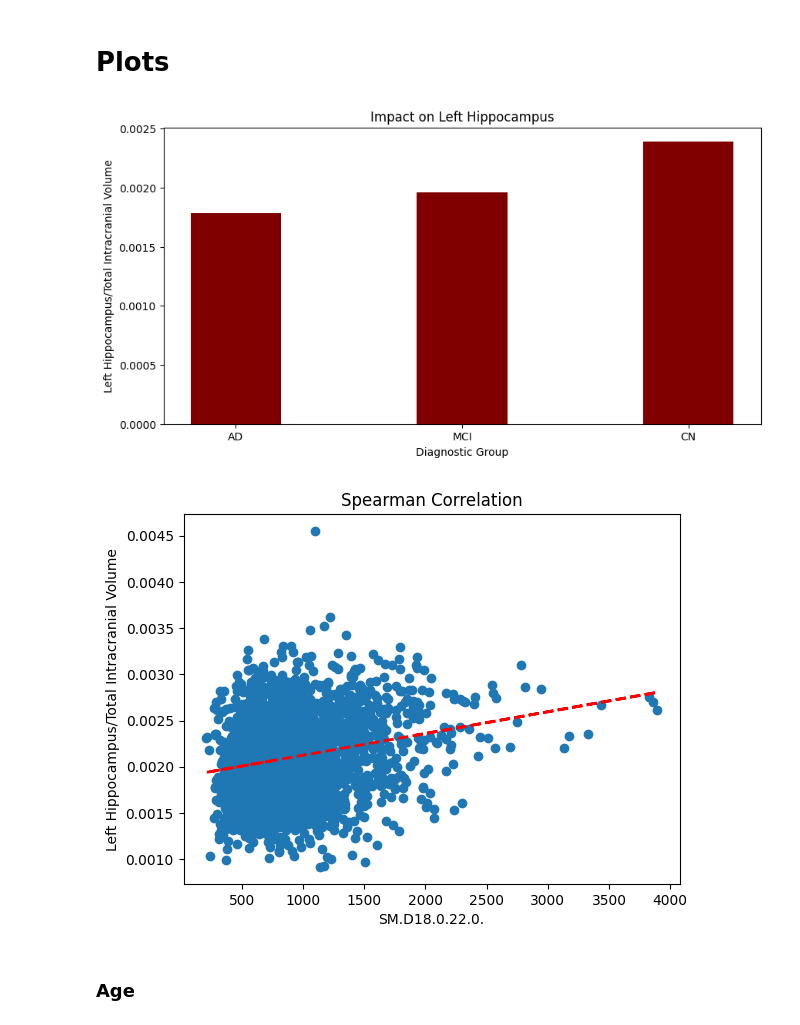
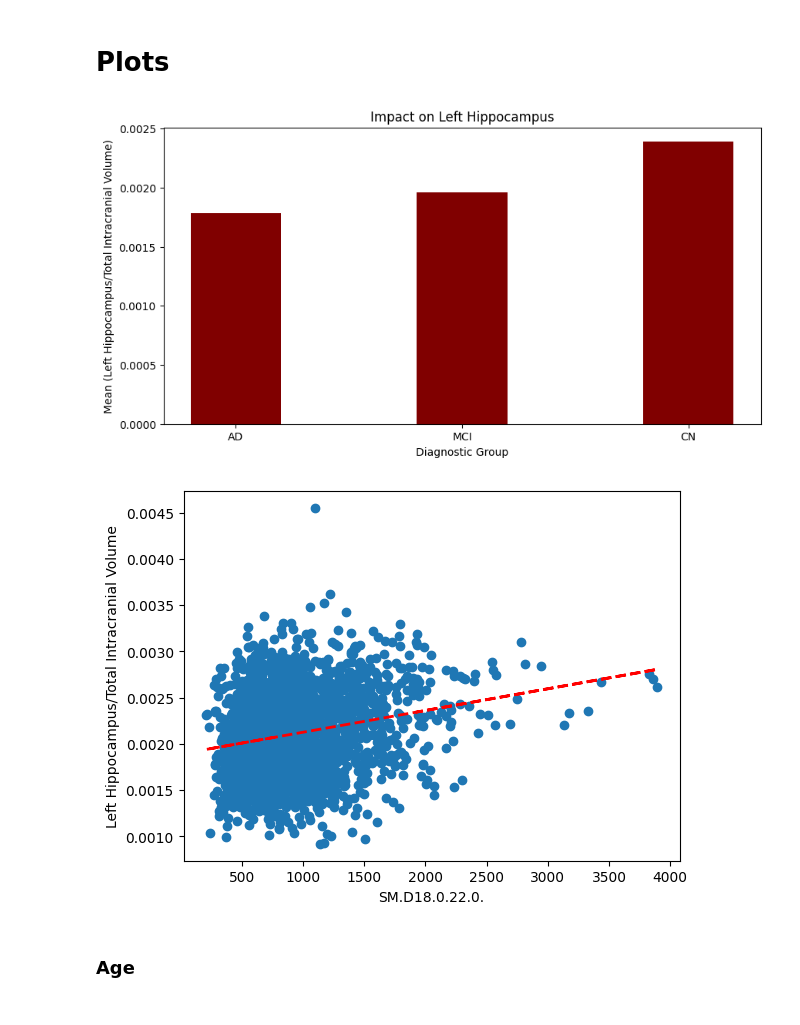
Before and after one commit to ciaranmcevoy07/Tese_Ciaran_McEvoy, a Jupyter notebook: Correlations.ipynb, the cells around one changed output. Cells and saved outputs as stored; diff of their text form; code cells hidden in the pictures.

```diff
--- a/Correlations.ipynb
+++ b/Correlations.ipynb
@@ -38,4 +40,4 @@ from sklearn.pipeline import Pipeline
 # %%
-DATASET = 'Dataset2.0.csv'
+DATASET = 'Dataset3.0.csv'
 # %% [markdown]
 Pearson Lipid Correlations
@@ -171,22 +350,21 @@ plt.bar(data['Group'], data['Mean Ratio'], color ='maroon',
         width = 0.4)
 
 plt.xlabel("Diagnostic Group")
-plt.ylabel("Left Hippocampus/Total Intracranial Volume")
+plt.ylabel("Mean (Left Hippocampus/Total Intracranial Volume)")
 plt.title("Impact on Left Hippocampus")
 plt.show()
 # %% [output]
-[figure, old version]
+[figure, new version]
 # %%
 dataset = pd.read_csv(DATASET)
 plt.scatter(dataset['SM.D18.0.22.0.'], dataset['LHC_ICV'])
 a,b = np.polyfit(dataset['SM.D18.0.22.0.'],dataset['LHC_ICV'],1)
 plt.plot(dataset['SM.D18.0.22.0.'],a*dataset['SM.D18.0.22.0.']+b, color='red', linestyle='--', linewidth=2)
 plt.xlabel("SM.D18.0.22.0.")
 plt.ylabel("Left Hippocampus/Total Intracranial Volume")
-plt.title("Spearman Correlation")
 plt.show()
 # %% [output]
-[figure, old version]
+[figure, new version]
 # %% [markdown]
 ### Age
 # %%
```
Also changed, not shown: parts of 4 cells of this notebook, 4 other files.
